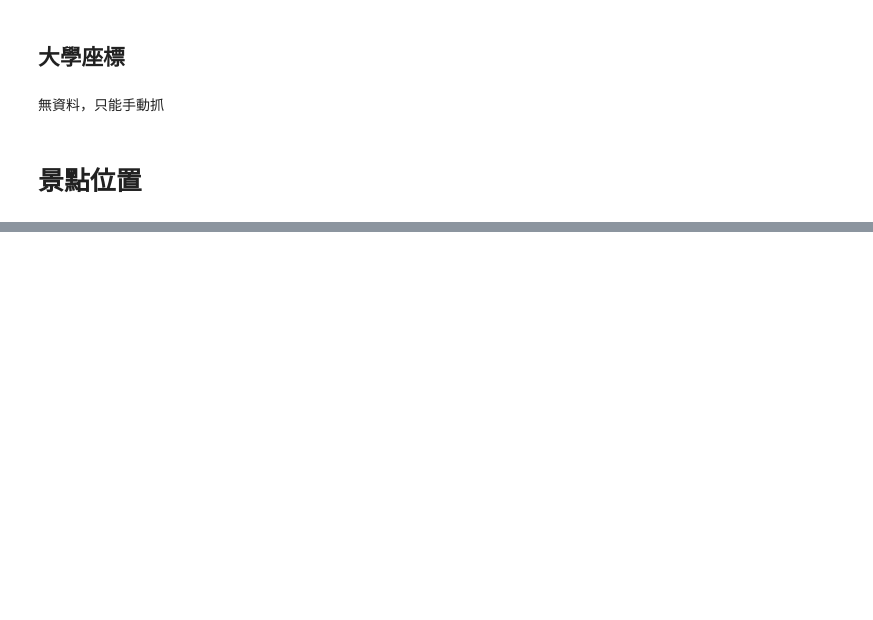
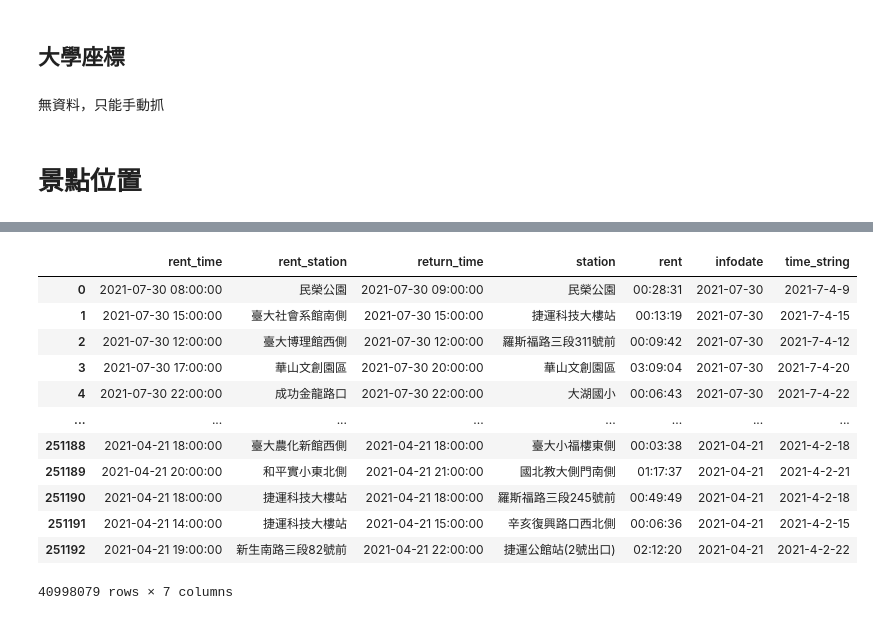
Before and after one commit to teddy21019/YoubikeUsagePrediction, a Jupyter notebook: project/data_getter/GettingData.ipynb, the cells around one changed output, grey strips where cells are left out. Saved outputs shown, nothing was run; the diff lists cells and outputs as text; code cells hidden in the pictures; blank space fills up the shorter version.

```diff
--- a/project/data_getter/GettingData.ipynb
+++ b/project/data_getter/GettingData.ipynb
@@ -855,0 +1473,32 @@ tp_tour_df.to_parquet("../DATA/Tourist/taipei_tour.pq")
+# %%
+yb_df = pd.read_parquet("../DATA/Youbike/yb.pq")
+# %%
+def time_type_assign(df:pd.DataFrame)-> pd.DataFrame:
+    dfp = df.copy()
+    dfp['rent_time'] = pd.to_datetime(dfp['rent_time'])
+    dfp['return_time'] = pd.to_datetime(dfp['return_time'])
+    return dfp
+# %%
+from typing import Callable, TypeAlias
+from pandas.api.types import is_datetime64_dtype
+Pipeline: TypeAlias =  Callable[[pd.DataFrame], pd.DataFrame]
+
+def extract_time(col:str) -> Pipeline :
+    def pipe_extract(df:pd.DataFrame) -> pd.DataFrame:
+        if col not in df:
+            raise KeyError(f"Column {col} not in dataframe!")
+        if not is_datetime64_dtype(df[col]):
+            raise TypeError(f"Column {col} is not a datetime object!")
+
+        dfp = df.copy()
+        time_col = dfp[col].dt
+        dfp['time_string'] = (time_col.year.astype(str) + "-" +
+                             time_col.month.astype(str) + "-" +
+                             time_col.day_of_week.astype(str) + "-" +
+                             time_col.hour.astype(str))
+
+        return dfp
+    return pipe_extract
+
+def rename_station(col:str) -> Pipeline:
+    return lambda df: df.rename(columns={col: "station"})
@@ -855,0 +1514,22 @@ tp_tour_df.to_parquet("../DATA/Tourist/taipei_tour.pq")
+# %%
+return_extract_time_info = (yb_df
+                          .pipe(time_type_assign)
+                          .pipe(extract_time(RETURN_TIME))
+                          .pipe(rename_station("return_station"))
+)
+# %%
+return_extract_time_info
+# %% [output]
+|  | rent_time | rent_station | return_time | station | rent | infodate | time_string |
+| 0 | 2021-07-30 08:00:00 | 民榮公園 | 2021-07-30 09:00:00 | 民榮公園 | 00:28:31 | 2021-07-30 | 2021-7-4-9 |
+| 1 | 2021-07-30 15:00:00 | 臺大社會系館南側 | 2021-07-30 15:00:00 | 捷運科技大樓站 | 00:13:19 | 2021-07-30 | 2021-7-4-15 |
+| 2 | 2021-07-30 12:00:00 | 臺大博理館西側 | 2021-07-30 12:00:00 | 羅斯福路三段311號前 | 00:09:42 | 2021-07-30 | 2021-7-4-12 |
+| 3 | 2021-07-30 17:00:00 | 華山文創園區 | 2021-07-30 20:00:00 | 華山文創園區 | 03:09:04 | 2021-07-30 | 2021-7-4-20 |
+| 4 | 2021-07-30 22:00:00 | 成功金龍路口 | 2021-07-30 22:00:00 | 大湖國小 | 00:06:43 | 2021-07-30 | 2021-7-4-22 |
+| ... | ... | ... | ... | ... | ... | ... | ... |
+| 251188 | 2021-04-21 18:00:00 | 臺大農化新館西側 | 2021-04-21 18:00:00 | 臺大小福樓東側 | 00:03:38 | 2021-04-21 | 2021-4-2-18 |
+| 251189 | 2021-04-21 20:00:00 | 和平實小東北側 | 2021-04-21 21:00:00 | 國北教大側門南側 | 01:17:37 | 2021-04-21 | 2021-4-2-21 |
+| 251190 | 2021-04-21 18:00:00 | 捷運科技大樓站 | 2021-04-21 18:00:00 | 羅斯福路三段245號前 | 00:49:49 | 2021-04-21 | 2021-4-2-18 |
+| 251191 | 2021-04-21 14:00:00 | 捷運科技大樓站 | 2021-04-21 15:00:00 | 辛亥復興路口西北側 | 00:06:36 | 2021-04-21 | 2021-4-2-15 |
+| 251192 | 2021-04-21 19:00:00 | 新生南路三段82號前 | 2021-04-21 22:00:00 | 捷運公館站(2號出口) | 02:12:20 | 2021-04-21 | 2021-4-2-22 |
+40998079 rows × 7 columns
```
Also changed, not shown: parts of 81 cells of this notebook, 2 other files.
